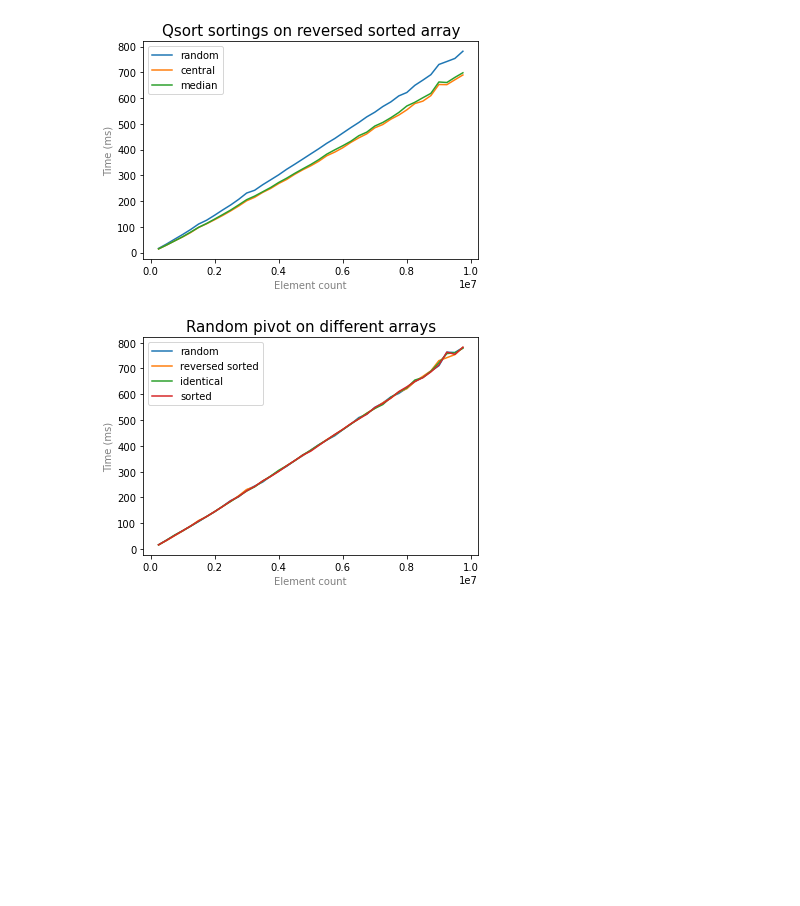
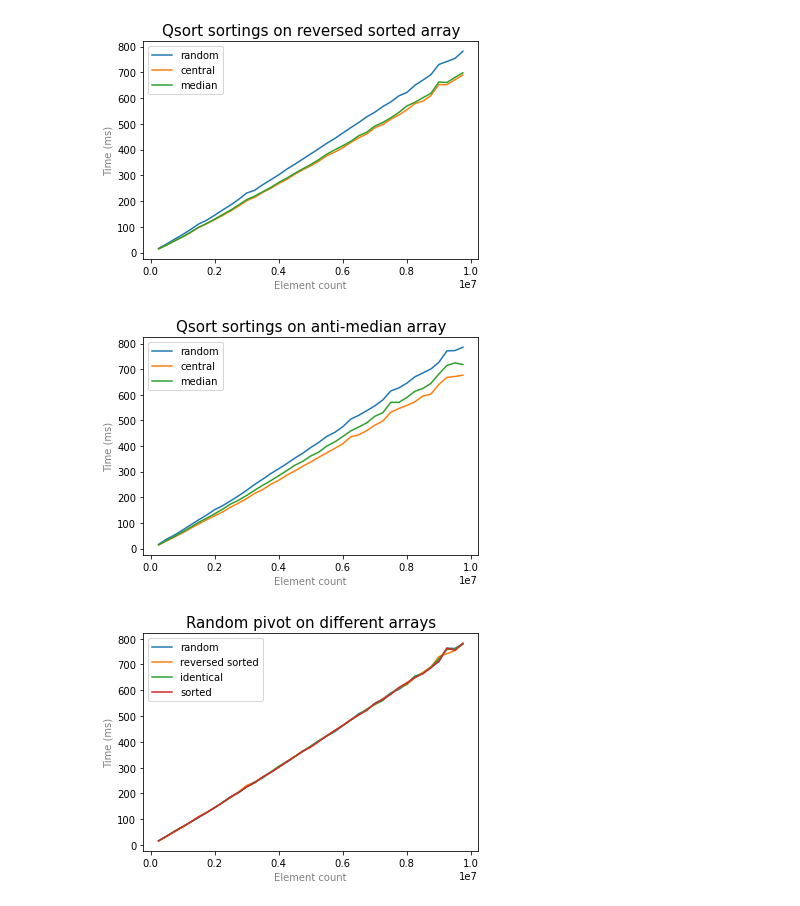
Before and after one commit to sqiportinhsa/NoLabs, a Jupyter notebook: sorting/plots/plots.ipynb, the cells around one changed output. Drawn from its saved outputs; the diff is of its cells as text; code cells hidden in the pictures; blank space fills up the shorter version.

Commit message:
add more benchmarks for qsort

```diff
--- a/sorting/plots/plots.ipynb
+++ b/sorting/plots/plots.ipynb
@@ -116,7 +116,14 @@ cen_rev_y = []
 med_rev_x = []
 med_rev_y = []
 
-with open("../testing/data/bench6_1.txt") as csvfile:
+ran_anc_x = []
+ran_anc_y = []
+cen_anc_x = []
+cen_anc_y = []
+med_anc_x = []
+med_anc_y = []
+
+with open("../testing/data/bench6_2.txt") as csvfile:
     data = csv.reader(csvfile, delimiter=',')
 
     for row in data:
@@ -136,6 +143,9 @@ with open("../testing/data/bench6_1.txt") as csvfile:
             elif (row[1] == "random"):
                 ran_ran_x.append(x)
                 ran_ran_y.append(y)
+            elif (row[1] == "anti-mid"):
+                ran_anc_x.append(x)
+                ran_anc_y.append(y)
         elif (row[0] == "Central pivot qsort"):
             if (row[1] == "reversed"):
                 cen_rev_x.append(x)
@@ -149,6 +159,9 @@ with open("../testing/data/bench6_1.txt") as csvfile:
             elif (row[1] == "random"):
                 cen_ran_x.append(x)
                 cen_ran_y.append(y)
+            elif (row[1] == "anti-mid"):
+                cen_anc_x.append(x)
+                cen_anc_y.append(y)
         elif (row[0] == "Median pivot qsort"):
             if (row[1] == "reversed"):
                 med_rev_x.append(x)
@@ -162,6 +175,9 @@ with open("../testing/data/bench6_1.txt") as csvfile:
             elif (row[1] == "random"):
                 med_ran_x.append(x)
                 med_ran_y.append(y)
+            elif (row[1] == "anti-mid"):
+                med_anc_x.append(x)
+                med_anc_y.append(y)
 # %%
 merge_x = []
 merge_y = []
@@ -380,6 +396,21 @@ plt.legend(['random', 'central', 'median'])
 plt.show()
 # %% [output]
 [figure]
+# %%
+plt.xlabel('Element count', color = 'gray')
+plt.ylabel('Time (ms)', color = 'gray')
+
+plt.title('Qsort sortings on anti-median array', fontsize = 15)
+
+plt.plot(ran_anc_x, ran_anc_y)
+plt.plot(cen_anc_x, cen_anc_y)
+plt.plot(med_anc_x, med_anc_y)
+
+plt.legend(['random', 'central', 'median'])
+
+plt.show()
+# %% [output]
+[figure, added]
 # %%
 plt.xlabel('Element count', color = 'gray')
 plt.ylabel('Time (ms)', color = 'gray')
```
Also changed, not shown: parts of 1 cell of this notebook, 7 other files.
